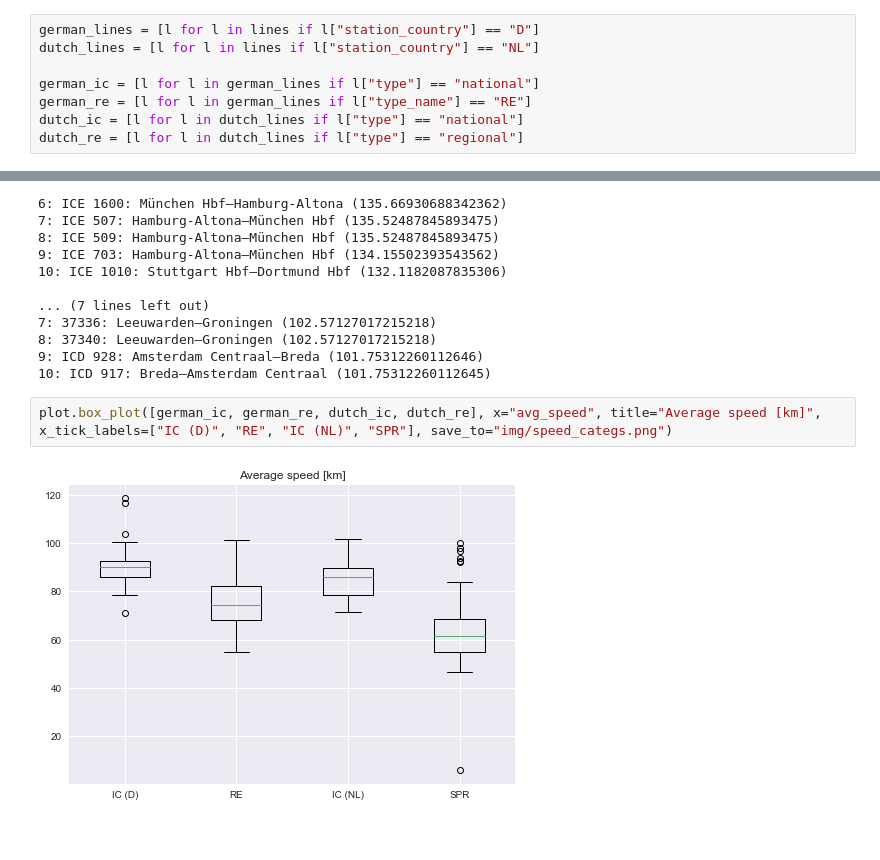
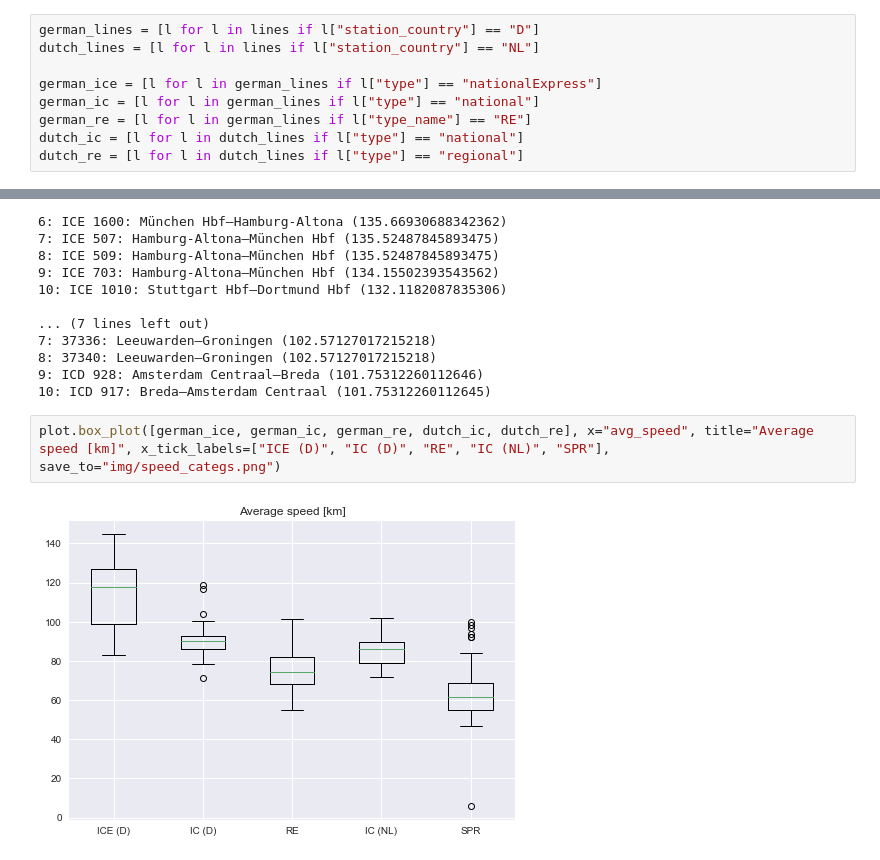
Before and after one commit to leonwatt/re-vs-spr, a Jupyter notebook: analysis.ipynb, the cells around one changed output, grey strips where cells are left out. Drawn from its saved outputs; the diff is of its cells as text.

```diff
--- a/analysis.ipynb
+++ b/analysis.ipynb
@@ -58,6 +58,7 @@ lines = [l for l in lines if l["total_time"] > 0]
 german_lines = [l for l in lines if l["station_country"] == "D"]
 dutch_lines = [l for l in lines if l["station_country"] == "NL"]
 
+german_ice = [l for l in german_lines if l["type"] == "nationalExpress"]
 german_ic = [l for l in german_lines if l["type"] == "national"]
 german_re = [l for l in german_lines if l["type_name"] == "RE"]
 dutch_ic = [l for l in dutch_lines if l["type"] == "national"]
@@ -233,6 +287,6 @@ Top 10 German lines (avg_speed, reverse=True):
 9: ICD 928: Amsterdam Centraal–Breda (101.75312260112646)
 10: ICD 917: Breda–Amsterdam Centraal (101.75312260112645)
 # %%
-plot.box_plot([german_ic, german_re, dutch_ic, dutch_re], x="avg_speed", title="Average speed [km]", x_tick_labels=["IC (D)", "RE", "IC (NL)", "SPR"], save_to="img/speed_categs.png")
+plot.box_plot([german_ice, german_ic, german_re, dutch_ic, dutch_re], x="avg_speed", title="Average speed [km]", x_tick_labels=["ICE (D)", "IC (D)", "RE", "IC (NL)", "SPR"], save_to="img/speed_categs.png")
 # %% [output]
-[figure, old version]
+[figure, new version]
```
Also changed, not shown: parts of 7 cells of this notebook, 5 other files.
